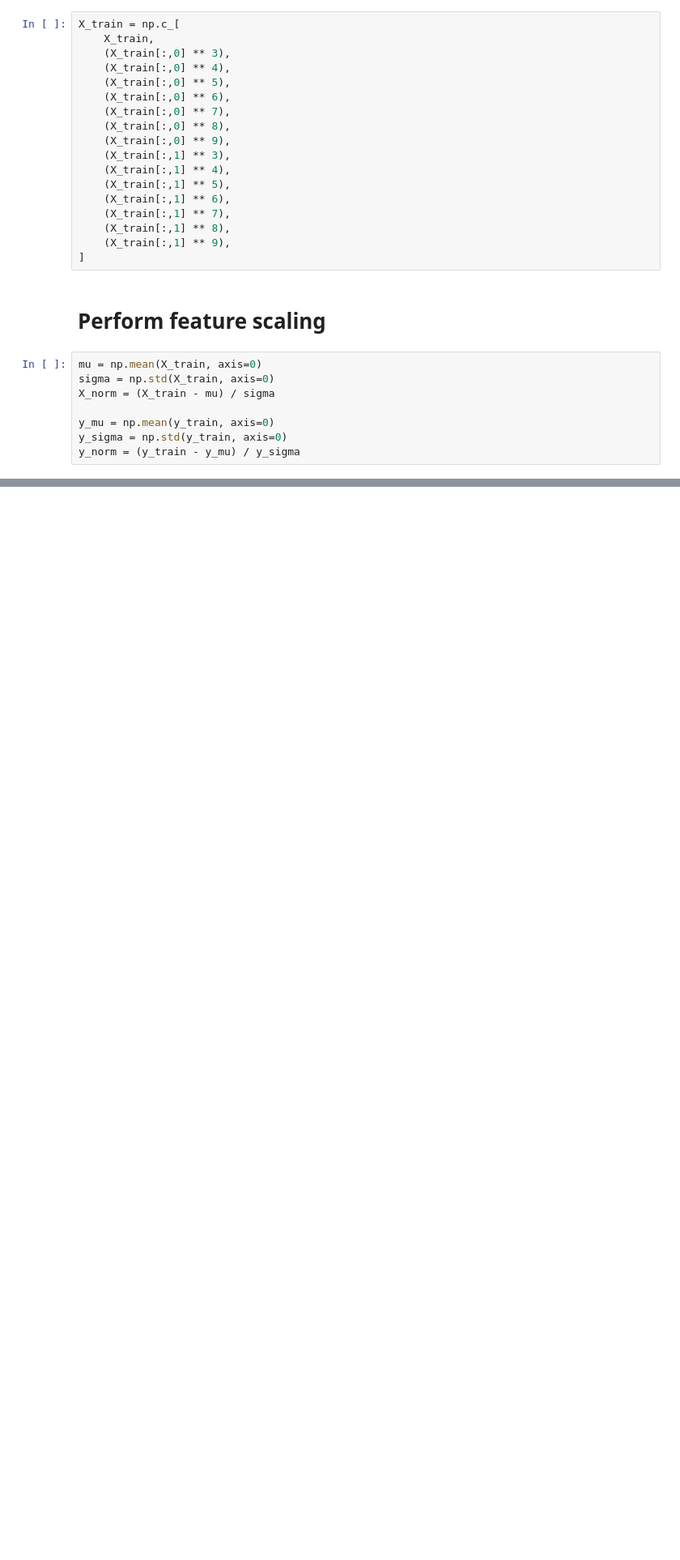
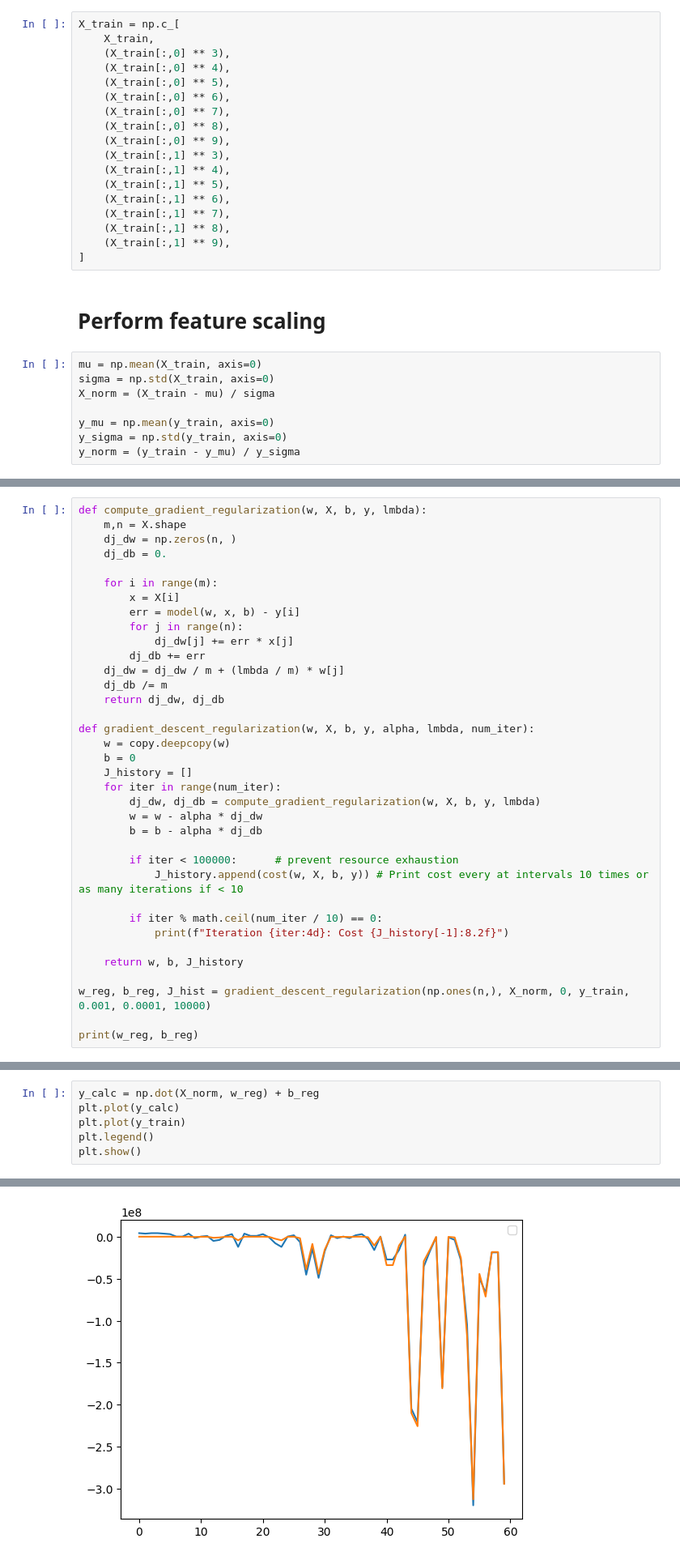
Before and after one commit to Ostralyan/ml, a Jupyter notebook: practice/practice-3-batch-gd.ipynb, the cells around one changed output, grey strips where cells are left out. Shown: that part at 81% size. Saved outputs shown, nothing was run; the diff lists cells and outputs as text; blank space fills up the shorter version.

```diff
--- a/practice/practice-3-batch-gd.ipynb
+++ b/practice/practice-3-batch-gd.ipynb
@@ -160,0 +204,36 @@ No artists with labels found to put in legend.  Note that artists whose label st
+# %%
+def compute_gradient_regularization(w, X, b, y, lmbda):
+    m,n = X.shape
+    dj_dw = np.zeros(n, )
+    dj_db = 0.
+
+    for i in range(m):
+        x = X[i]
+        err = model(w, x, b) - y[i]
+        for j in range(n):
+            dj_dw[j] += err * x[j]
+        dj_db += err
+    dj_dw = dj_dw / m + (lmbda / m) * w[j]
+    dj_db /= m
+    return dj_dw, dj_db
+
+def gradient_descent_regularization(w, X, b, y, alpha, lmbda, num_iter):
+    w = copy.deepcopy(w)
+    b = 0
+    J_history = []
+    for iter in range(num_iter):
+        dj_dw, dj_db = compute_gradient_regularization(w, X, b, y, lmbda)
+        w = w - alpha * dj_dw
+        b = b - alpha * dj_db
+
+        if iter < 100000:      # prevent resource exhaustion
+            J_history.append(cost(w, X, b, y)) # Print cost every at intervals 10 times or as many iterations if < 10
+
+        if iter % math.ceil(num_iter / 10) == 0:
+            print(f"Iteration {iter:4d}: Cost {J_history[-1]:8.2f}")
+
+    return w, b, J_history
+
+w_reg, b_reg, J_hist = gradient_descent_regularization(np.ones(n,), X_norm, 0, y_train, 0.001, 0.0001, 10000)
+
+print(w_reg, b_reg)
@@ -160,0 +257,7 @@ No artists with labels found to put in legend.  Note that artists whose label st
+# %%
+y_calc = np.dot(X_norm, w_reg) + b_reg
+plt.plot(y_calc)
+plt.plot(y_train)
+plt.legend()
+plt.show()
+# %% [output]
@@ -160,0 +265 @@ No artists with labels found to put in legend.  Note that artists whose label st
+[figure, added]
```
Also changed, not shown: parts of 13 cells of this notebook, 4 other files.
